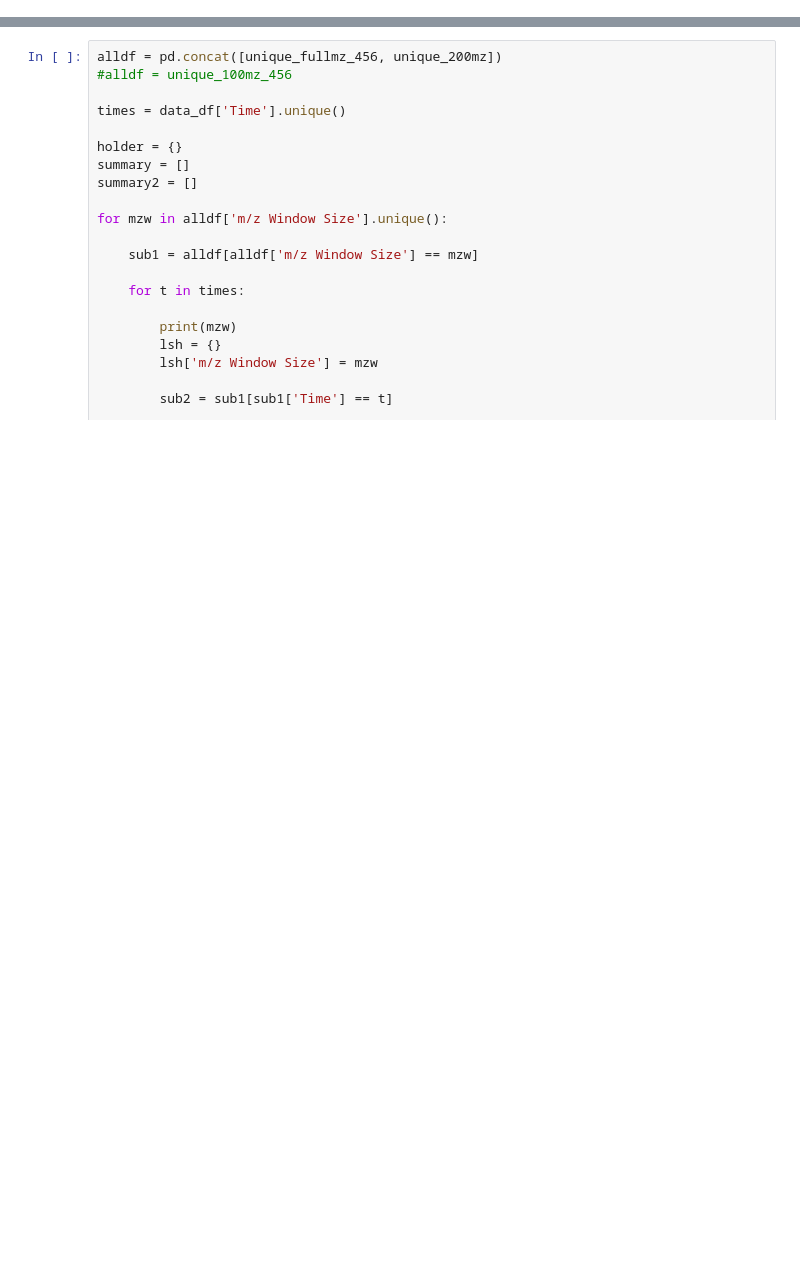
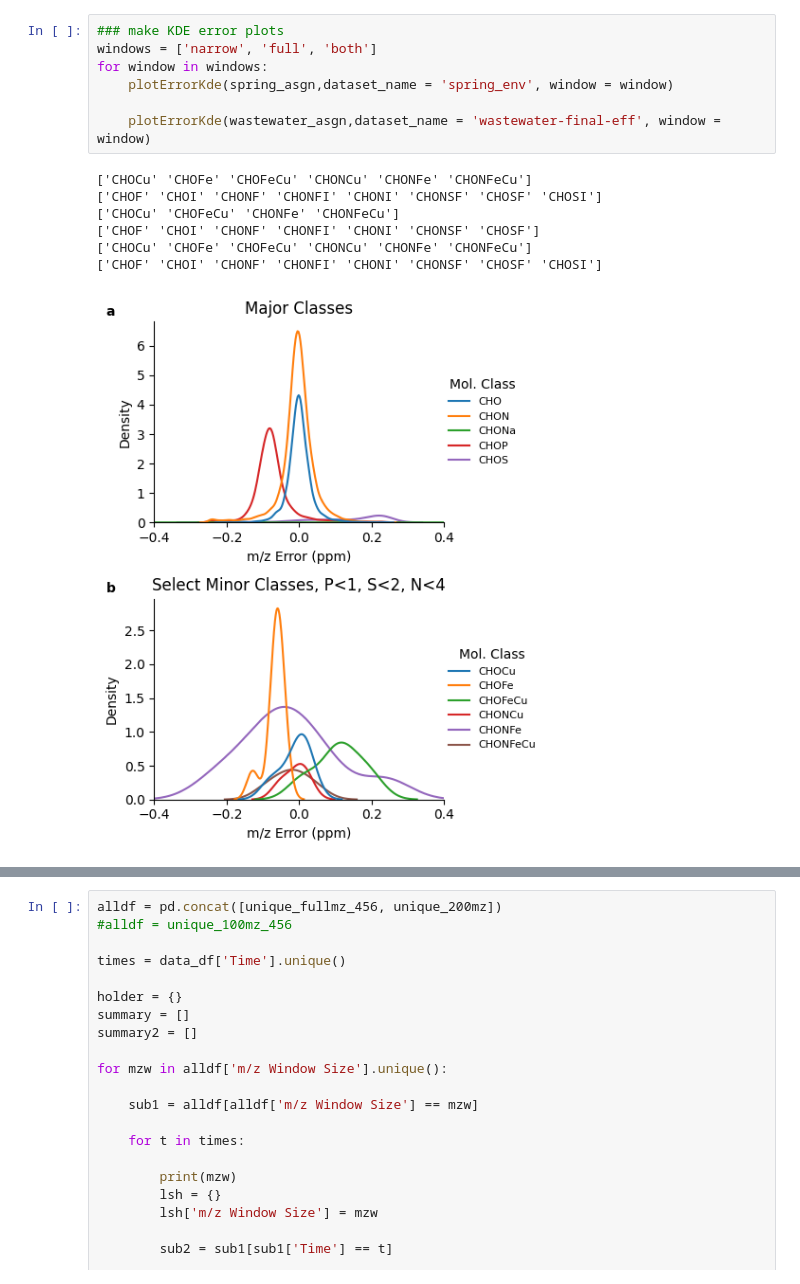
Before and after one commit to rboiteau/CoreMS, a Jupyter notebook: figs-mzwindowing.ipynb, the cells around one changed output, grey strips where cells are left out. Saved outputs shown, nothing was run; the diff lists cells and outputs as text; blank space fills up the shorter version.

```diff
--- a/figs-mzwindowing.ipynb
+++ b/figs-mzwindowing.ipynb
@@ -530,0 +888,15 @@ plt.savefig(svdir + 'peaks_hist,sep.pdf', bbox_extra_artists=(leg,lblb,lbla), bb
+# %%
+### make KDE error plots
+windows = ['narrow', 'full', 'both']
+for window in windows:
+    plotErrorKde(spring_asgn,dataset_name = 'spring_env', window = window)
+
+    plotErrorKde(wastewater_asgn,dataset_name = 'wastewater-final-eff', window = window)
+# %% [output]
+['CHOCu' 'CHOFe' 'CHOFeCu' 'CHONCu' 'CHONFe' 'CHONFeCu']
+['CHOF' 'CHOI' 'CHONF' 'CHONFI' 'CHONI' 'CHONSF' 'CHOSF' 'CHOSI']
+['CHOCu' 'CHOFeCu' 'CHONFe' 'CHONFeCu']
+['CHOF' 'CHOI' 'CHONF' 'CHONFI' 'CHONI' 'CHONSF' 'CHOSF']
+['CHOCu' 'CHOFe' 'CHOFeCu' 'CHONCu' 'CHONFe' 'CHONFeCu']
+['CHOF' 'CHOI' 'CHONF' 'CHONFI' 'CHONI' 'CHONSF' 'CHOSF' 'CHOSI']
+[figure, added]
```
Also changed, not shown: parts of 31 cells of this notebook, 3 other files.
